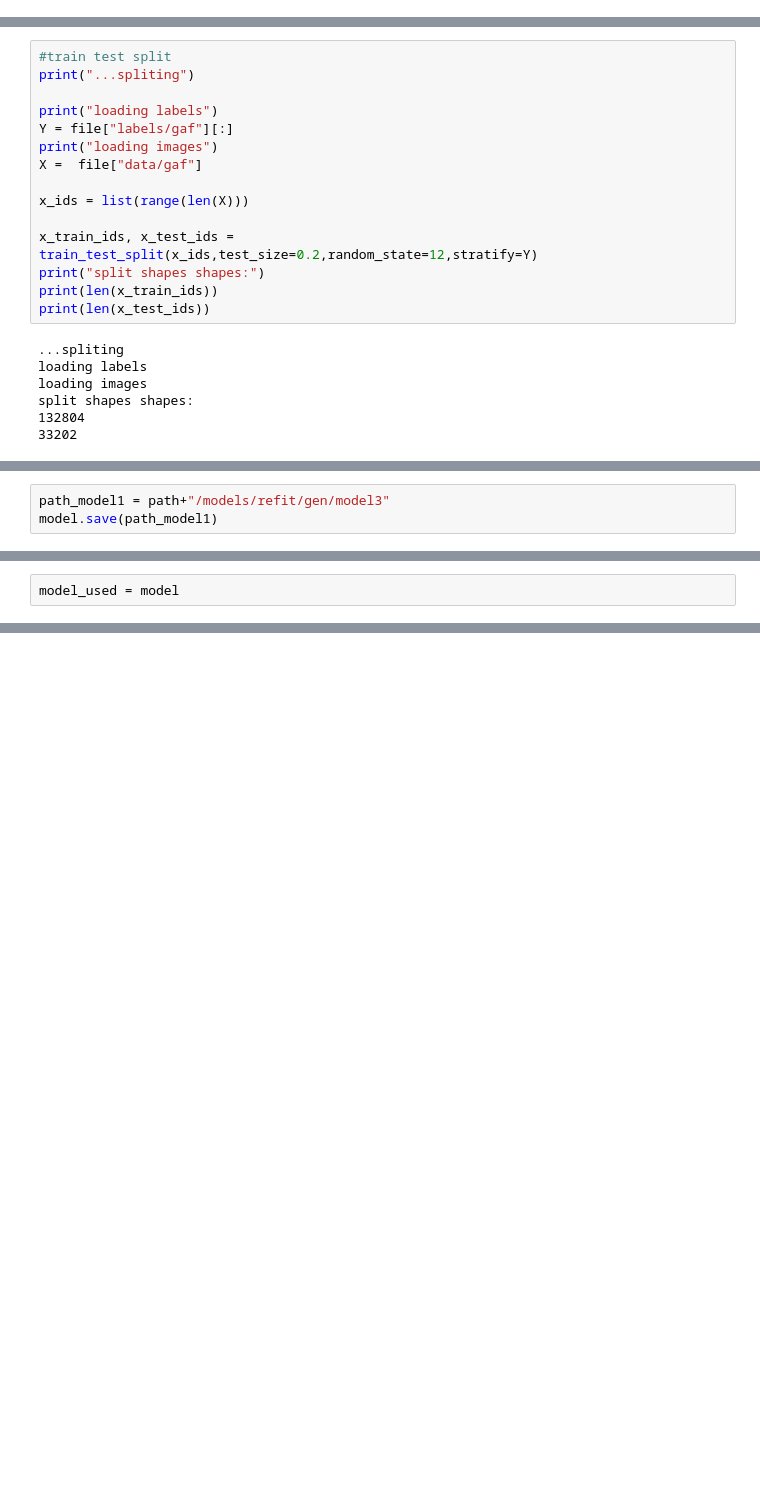
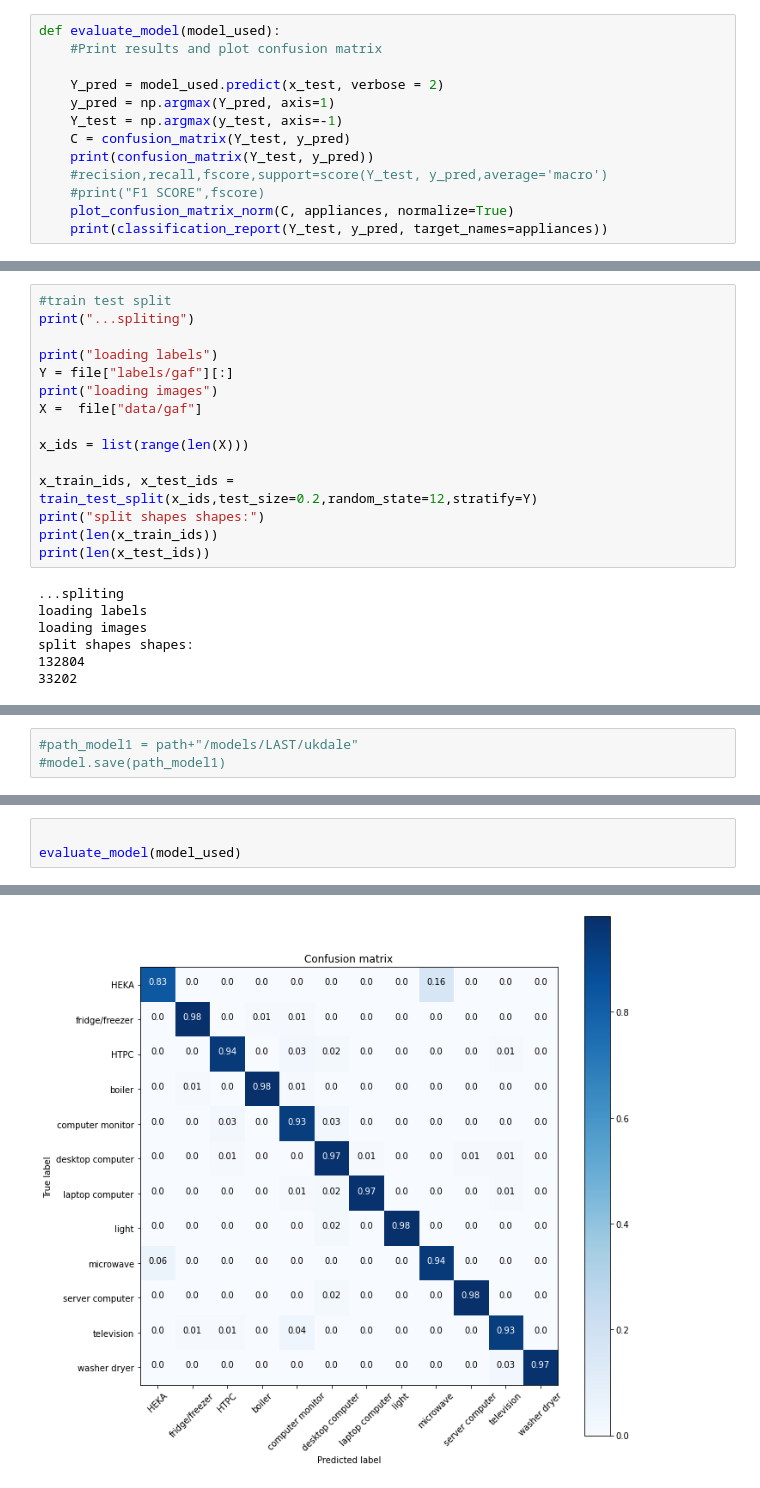
Before and after one commit to jenkoj/nilm, a Jupyter notebook: LSTM_gen.ipynb, the cells around one changed output, grey strips where cells are left out. Drawn from its saved outputs; the diff is of its cells as text; blank space fills up the shorter version.

```diff
--- a/LSTM_gen.ipynb
+++ b/LSTM_gen.ipynb
@@ -328,0 +246,13 @@ print(d_class_weights)
+# %%
+def evaluate_model(model_used):
+    #Print results and plot confusion matrix
+
+    Y_pred = model_used.predict(x_test, verbose = 2)
+    y_pred = np.argmax(Y_pred, axis=1)
+    Y_test = np.argmax(y_test, axis=-1)
+    C = confusion_matrix(Y_test, y_pred)
+    print(confusion_matrix(Y_test, y_pred))
+    #recision,recall,fscore,support=score(Y_test, y_pred,average='macro')
+    #print("F1 SCORE",fscore)
+    plot_confusion_matrix_norm(C, appliances, normalize=True)
+    print(classification_report(Y_test, y_pred, target_names=appliances))
@@ -412,3 +403,3 @@ Epoch 200/200
 # %%
-path_model1 = path+"/models/refit/gen/model3"
-model.save(path_model1)
+#path_model1 = path+"/models/LAST/ukdale"
+#model.save(path_model1)
@@ -431,2 +419,0 @@ ValueError: in user code:
-# %%
-model_used = model
@@ -468,2 +420,4 @@ print(classification_report(Y_test, y_pred, target_names=appliances))
 # %%
+
+evaluate_model(model_used)
 # %% [output]
@@ -470,0 +441 @@ NameError: name 'prit' is not defined
+[figure, added]
```
Also changed, not shown: parts of 25 cells of this notebook, 24 other files.
